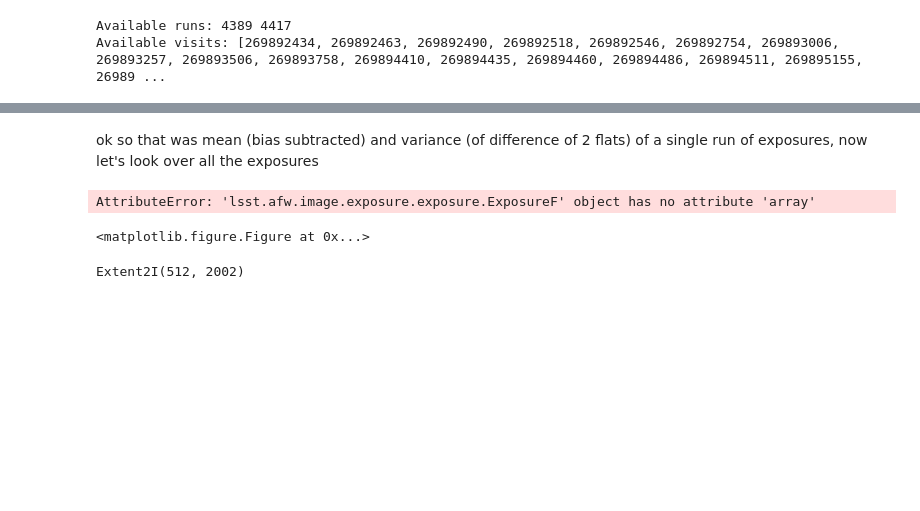
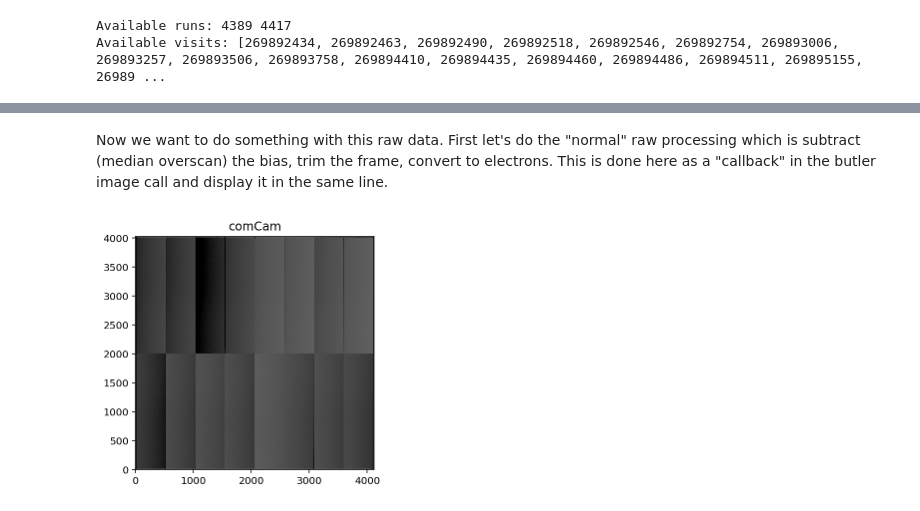
Before and after one commit to lsst-sitcom/notebooks, a Jupyter notebook: eotestanalysis_example.ipynb, the cells around one changed output, grey strips where cells are left out. Drawn from its saved outputs; the diff is of its cells as text; code cells hidden in the pictures; blank space fills up the shorter version.

```diff
--- a/eotestanalysis_example.ipynb
+++ b/eotestanalysis_example.ipynb
@@ -101,34 +80,12 @@ print(np.std( (flat1[amp.getBBox()].array-flat2[amp.getBBox()].array) )**2)
-# %% [markdown]
-ok so that was mean (bias subtracted) and variance (of difference of 2 flats) of a single run of exposures, now let's look over all the exposures
-# %%
-disp = afwDisplay.Display(1)
-disp.scale('asinh', 'zscale')
-
-ccd=camera[4]
-amp=ccd[8]
-
-for i in range(19,73,3):
-    dataIdbias = dict(visit=visits[i]) # bias
-    dataIdflat1 = dict(visit=visits[i+1]) # flat1
-    dataIdflat2 = dict(visit=visits[i+2]) # flat2
-
-    bias = butler.get('raw', visit=dataIdbias["visit"], ccd='S11')
-    flat1 = butler.get('raw', visit=dataIdflat1["visit"], ccd='S11')
-    flat2 = butler.get('raw', visit=dataIdflat2["visit"], ccd='S11')
-
-    bias_data=bias.Factory(amp.getBBox())
-    flat1_data=flat1.Factory(amp.getBBox())
-    flat2_data=flat2.Factory(amp.getBBox())
-    print(np.mean( ( flat1_data.array - bias_data.array ) )
-    print(np.std( ( flat1_data.array - flat2_data.array ) )**2)
-# %% [output]
-AttributeError: 'lsst.afw.image.exposure.exposure.ExposureF' object has no attribute 'array'
-<matplotlib.figure.Figure at 0x...>
-# %%
-ccd=camera[5]
-amp=ccd[8]
-ccd_im = butler.get('raw', visit=dataId0['visit'], ccd=dataId0['ccd'])
-amp_im = ccd_im.Factory(amp.getBBox())
-amp_im.getDimensions()
-# %% [output]
-Extent2I(512, 2002)
+# %% [markdown]
+Now we want to do something with this raw data.  First let's do the "normal" raw processing which is subtract (median overscan) the bias, trim the frame, convert to electrons.  This is done here as a "callback" in the butler image call and display it in the same line.
+# %%
+disp = afwDisplay.Display(1)
+disp.scale('asinh', 'zscale')
+
+cameraGeomUtils.showCamera(camera,
+                           cameraGeomUtils.ButlerImage(butler, "raw", visit=dataId["visit"],
+                                                       callback=cameraGeomUtils.rawCallback),
+                                 binSize=1, detectorNameList=[dataId["ccd"]], overlay=False, display=disp);
+# %% [output]
+[figure, added]
```
Also changed, not shown: parts of 39 cells of this notebook.
